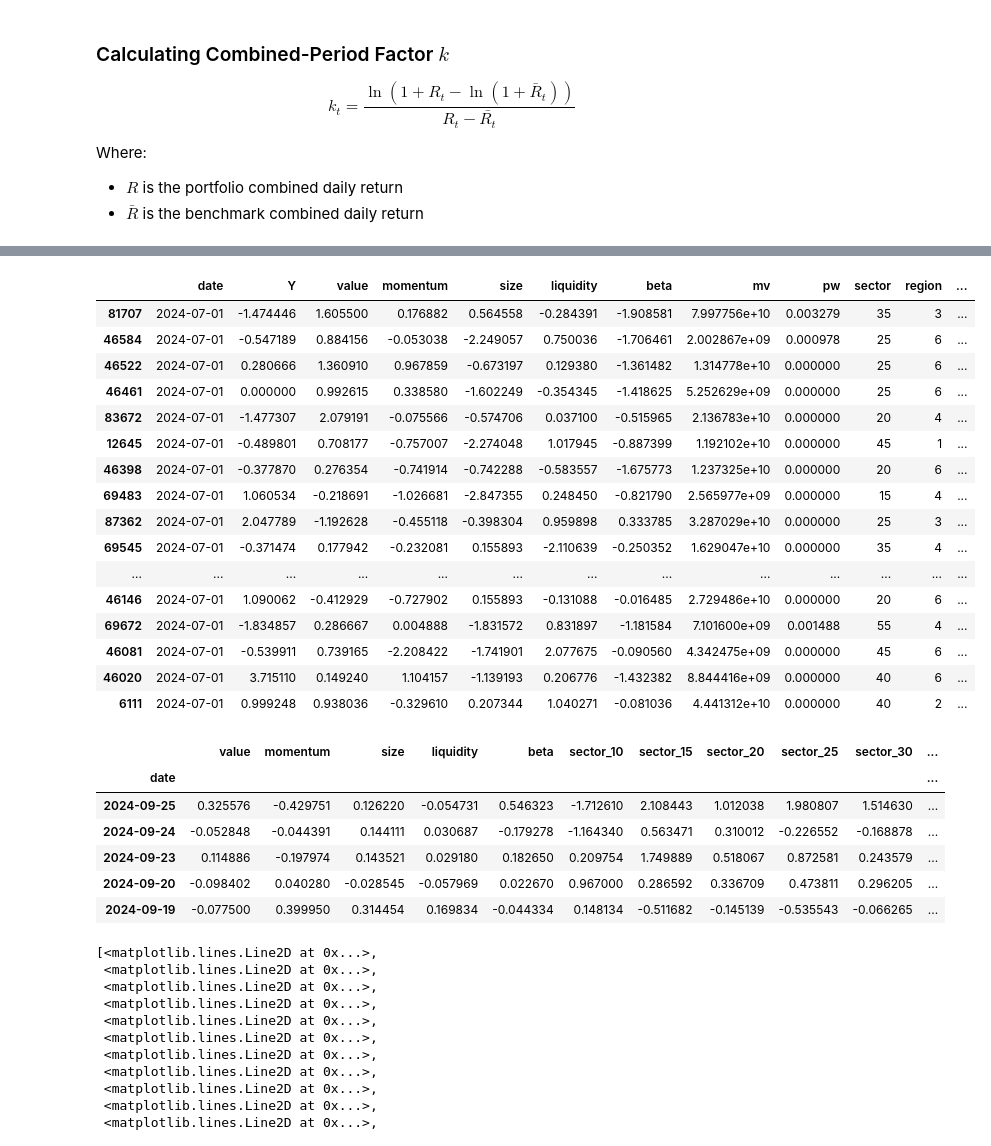
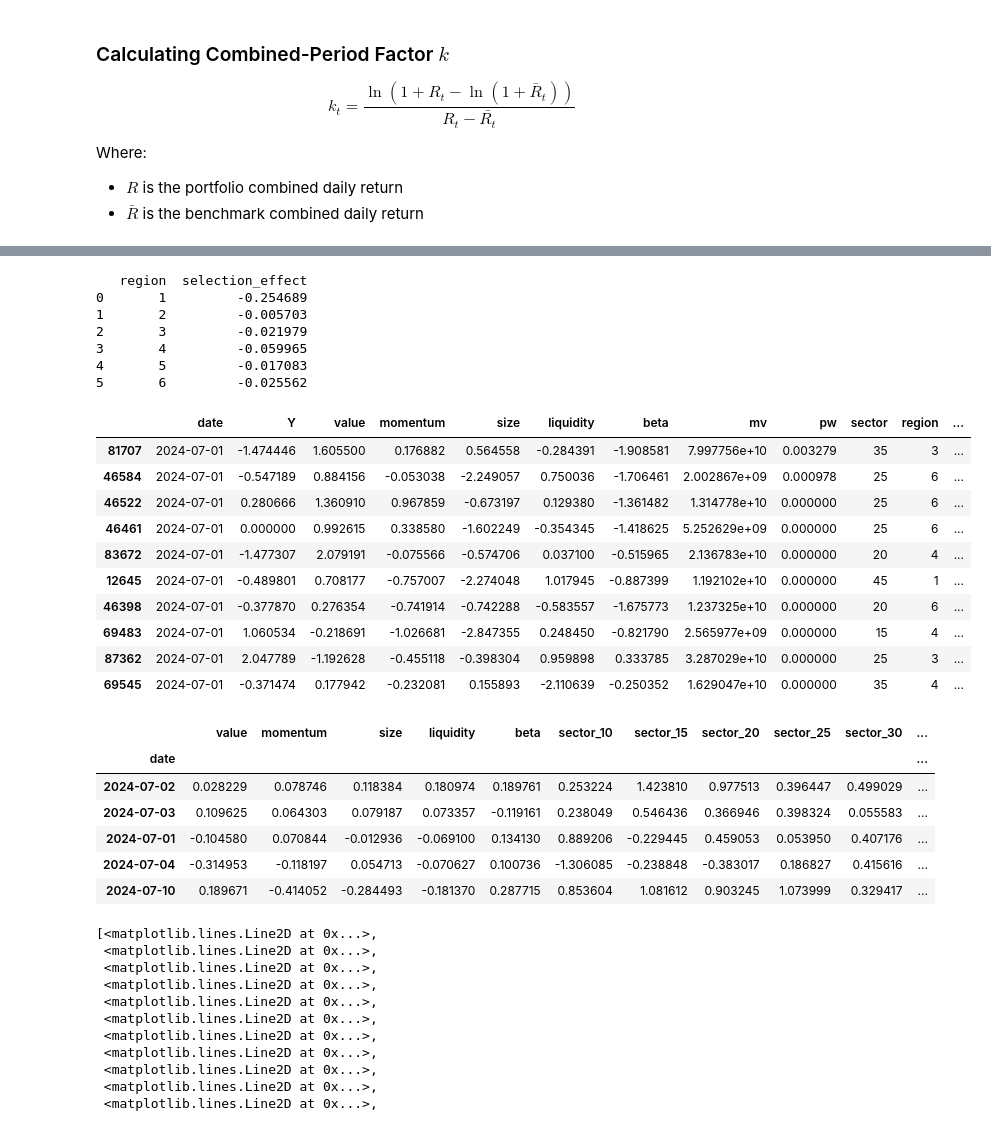
Before and after one commit to nathan-l-thomas/Lazy-Prices, a Jupyter notebook: attribution_reworked.ipynb, the cells around one changed output, grey strips where cells are left out. Drawn from its saved outputs; the diff is of its cells as text; code cells hidden in the pictures.

```diff
--- a/attribution_reworked.ipynb
+++ b/attribution_reworked.ipynb
@@ -124,0 +139,11 @@ df = pd.merge(df, daily_returns[['date', 'time_weight', 'daily_benchmark_return'
+# %%
+# Calculate combined benchmark return for the period (using total daily benchmark return)
+total_benchmark_return = daily_returns['daily_benchmark_return'].sum()
+
+# Calculate the allocation effect (At)
+df['allocation_effect'] = (df['pw'] - df['bw']) * (df['daily_benchmark_return'] - total_benchmark_return)
+
+# Calculate combined effect by region
+combined_effect = df.groupby('region')['allocation_effect'].sum().reset_index(name='combined_effect')
+
+print(combined_effect)
@@ -125,23 +171,33 @@ df = pd.merge(df, daily_returns[['date', 'time_weight', 'daily_benchmark_return'
+# %%
+# Calculate selection effect (St)
+df['selection_effect'] = df['pw'] * (df['benchmark_return'] - df['daily_benchmark_return'])
+
+# Aggregate selection effect by region and date
+selection_effect_by_region = df.groupby(['region'])['selection_effect'].sum().reset_index()
+
+print(selection_effect_by_region)
+# %% [output]
+   region  selection_effect
+0       1         -0.254689
+1       2         -0.005703
+2       3         -0.021979
+3       4         -0.059965
+4       5         -0.017083
+5       6         -0.025562
 # %%
-df.sort_values('date').head(20)
+df.sort_values('date').head(10)
 # %% [output]
 |  | date | Y | value | momentum | size | liquidity | beta | mv | pw | sector | region | ... |
 | 81707 | 2024-07-01 | -1.474446 | 1.605500 | 0.176882 | 0.564558 | -0.284391 | -1.908581 | 7.997756e+10 | 0.003279 | 35 | 3 | ... |
 | 46584 | 2024-07-01 | -0.547189 | 0.884156 | -0.053038 | -2.249057 | 0.750036 | -1.706461 | 2.002867e+09 | 0.000978 | 25 | 6 | ... |
 | 46522 | 2024-07-01 | 0.280666 | 1.360910 | 0.967859 | -0.673197 | 0.129380 | -1.361482 | 1.314778e+10 | 0.000000 | 25 | 6 | ... |
 | 46461 | 2024-07-01 | 0.000000 | 0.992615 | 0.338580 | -1.602249 | -0.354345 | -1.418625 | 5.252629e+09 | 0.000000 | 25 | 6 | ... |
 | 83672 | 2024-07-01 | -1.477307 | 2.079191 | -0.075566 | -0.574706 | 0.037100 | -0.515965 | 2.136783e+10 | 0.000000 | 20 | 4 | ... |
 | 12645 | 2024-07-01 | -0.489801 | 0.708177 | -0.757007 | -2.274048 | 1.017945 | -0.887399 | 1.192102e+10 | 0.000000 | 45 | 1 | ... |
 | 46398 | 2024-07-01 | -0.377870 | 0.276354 | -0.741914 | -0.742288 | -0.583557 | -1.675773 | 1.237325e+10 | 0.000000 | 20 | 6 | ... |
 | 69483 | 2024-07-01 | 1.060534 | -0.218691 | -1.026681 | -2.847355 | 0.248450 | -0.821790 | 2.565977e+09 | 0.000000 | 15 | 4 | ... |
 | 87362 | 2024-07-01 | 2.047789 | -1.192628 | -0.455118 | -0.398304 | 0.959898 | 0.333785 | 3.287029e+10 | 0.000000 | 25 | 3 | ... |
 | 69545 | 2024-07-01 | -0.371474 | 0.177942 | -0.232081 | 0.155893 | -2.110639 | -0.250352 | 1.629047e+10 | 0.000000 | 35 | 4 | ... |
-| ... | ... | ... | ... | ... | ... | ... | ... | ... | ... | ... | ... | ... |
-| 46146 | 2024-07-01 | 1.090062 | -0.412929 | -0.727902 | 0.155893 | -0.131088 | -0.016485 | 2.729486e+10 | 0.000000 | 20 | 6 | ... |
-| 69672 | 2024-07-01 | -1.834857 | 0.286667 | 0.004888 | -1.831572 | 0.831897 | -1.181584 | 7.101600e+09 | 0.001488 | 55 | 4 | ... |
-| 46081 | 2024-07-01 | -0.539911 | 0.739165 | -2.208422 | -1.741901 | 2.077675 | -0.090560 | 4.342475e+09 | 0.000000 | 45 | 6 | ... |
-| 46020 | 2024-07-01 | 3.715110 | 0.149240 | 1.104157 | -1.139193 | 0.206776 | -1.432382 | 8.844416e+09 | 0.000000 | 40 | 6 | ... |
-| 6111 | 2024-07-01 | 0.999248 | 0.938036 | -0.329610 | 0.207344 | 1.040271 | -0.081036 | 4.441312e+10 | 0.000000 | 40 | 2 | ... |
 # %%
 dummies = pd.get_dummies(df['sector'], prefix='sector', dtype=int, drop_first=False)
 df = pd.concat([df, dummies], axis=1)
@@ -169,11 +225,11 @@ beta_df.head()
 # %% [output]
 |  | value | momentum | size | liquidity | beta | sector_10 | sector_15 | sector_20 | sector_25 | sector_30 | ... |
 | date |  |  |  |  |  |  |  |  |  |  | ... |
-| 2024-09-25 | 0.325576 | -0.429751 | 0.126220 | -0.054731 | 0.546323 | -1.712610 | 2.108443 | 1.012038 | 1.980807 | 1.514630 | ... |
-| 2024-09-24 | -0.052848 | -0.044391 | 0.144111 | 0.030687 | -0.179278 | -1.164340 | 0.563471 | 0.310012 | -0.226552 | -0.168878 | ... |
-| 2024-09-23 | 0.114886 | -0.197974 | 0.143521 | 0.029180 | 0.182650 | 0.209754 | 1.749889 | 0.518067 | 0.872581 | 0.243579 | ... |
-| 2024-09-20 | -0.098402 | 0.040280 | -0.028545 | -0.057969 | 0.022670 | 0.967000 | 0.286592 | 0.336709 | 0.473811 | 0.296205 | ... |
-| 2024-09-19 | -0.077500 | 0.399950 | 0.314454 | 0.169834 | -0.044334 | 0.148134 | -0.511682 | -0.145139 | -0.535543 | -0.066265 | ... |
+| 2024-07-02 | 0.028229 | 0.078746 | 0.118384 | 0.180974 | 0.189761 | 0.253224 | 1.423810 | 0.977513 | 0.396447 | 0.499029 | ... |
+| 2024-07-03 | 0.109625 | 0.064303 | 0.079187 | 0.073357 | -0.119161 | 0.238049 | 0.546436 | 0.366946 | 0.398324 | 0.055583 | ... |
+| 2024-07-01 | -0.104580 | 0.070844 | -0.012936 | -0.069100 | 0.134130 | 0.889206 | -0.229445 | 0.459053 | 0.053950 | 0.407176 | ... |
+| 2024-07-04 | -0.314953 | -0.118197 | 0.054713 | -0.070627 | 0.100736 | -1.306085 | -0.238848 | -0.383017 | 0.186827 | 0.415616 | ... |
+| 2024-07-10 | 0.189671 | -0.414052 | -0.284493 | -0.181370 | 0.287715 | 0.853604 | 1.081612 | 0.903245 | 1.073999 | 0.329417 | ... |
 # %%
 beta_df = beta_df.sort_values('date', ascending=False)
 # %%
```
Also changed, not shown: parts of 4 cells of this notebook.
